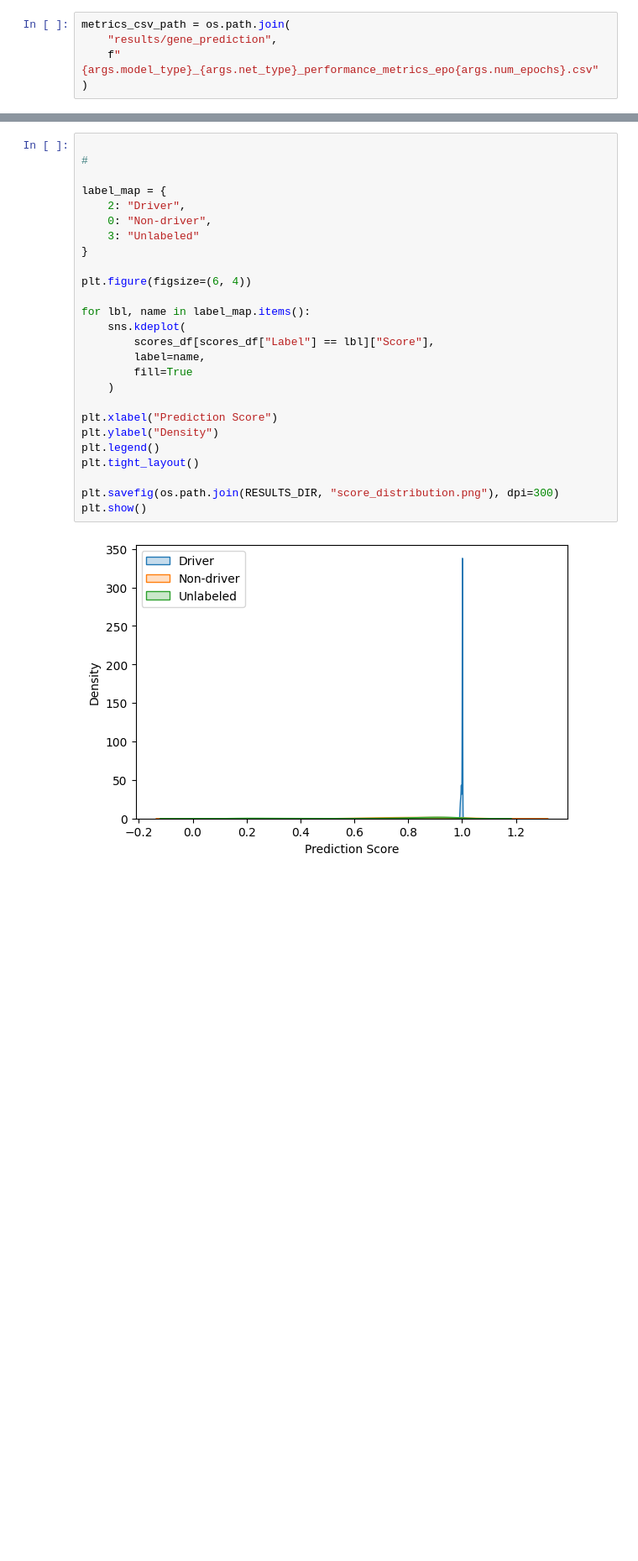
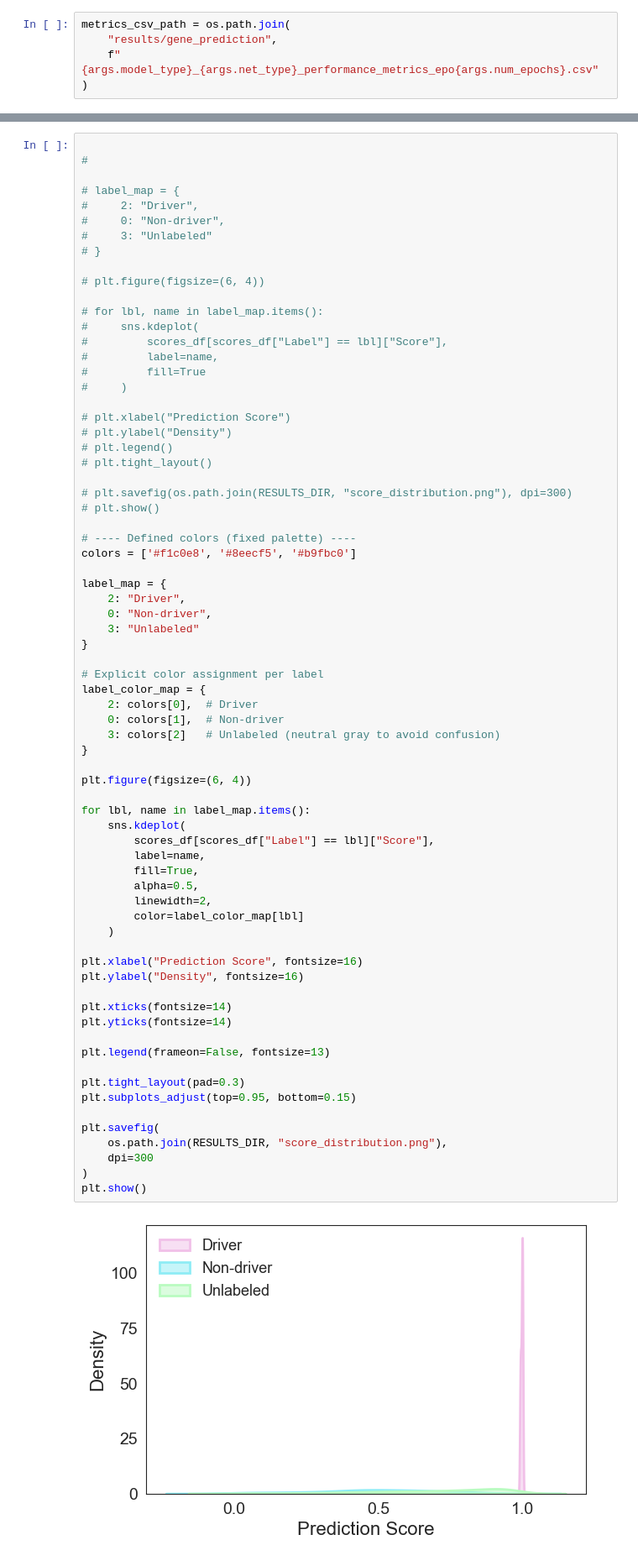
Before and after one commit to Ericsaliway0/ACGNN, a Jupyter notebook: Multi_Omics_Classification.ipynb, the cells around one changed output, grey strips where cells are left out. Shown at 84% size. Drawn from its saved outputs; the diff is of its cells as text; blank space fills up the shorter version.

```diff
--- a/Multi_Omics_Classification.ipynb
+++ b/Multi_Omics_Classification.ipynb
@@ -1022,30 +1276,75 @@ scores_df.head()
 # %%
 
 #
+
+# label_map = {
+#     2: "Driver",
+#     0: "Non-driver",
+#     3: "Unlabeled"
+# }
+
+# plt.figure(figsize=(6, 4))
+
+# for lbl, name in label_map.items():
+#     sns.kdeplot(
+#         scores_df[scores_df["Label"] == lbl]["Score"],
+#         label=name,
+#         fill=True
+#     )
+
+# plt.xlabel("Prediction Score")
+# plt.ylabel("Density")
+# plt.legend()
+# plt.tight_layout()
+
+# plt.savefig(os.path.join(RESULTS_DIR, "score_distribution.png"), dpi=300)
+# plt.show()
+
+# ---- Defined colors (fixed palette) ----
+colors = ['#f1c0e8', '#8eecf5', '#b9fbc0']
 
 label_map = {
     2: "Driver",
     0: "Non-driver",
     3: "Unlabeled"
+}
+
+# Explicit color assignment per label
+label_color_map = {
+    2: colors[0],  # Driver
+    0: colors[1],  # Non-driver
+    3: colors[2]   # Unlabeled (neutral gray to avoid confusion)
 }
 
 plt.figure(figsize=(6, 4))
 
 for lbl, name in label_map.items():
     sns.kdeplot(
         scores_df[scores_df["Label"] == lbl]["Score"],
         label=name,
-        fill=True
+        fill=True,
+        alpha=0.5,
+        linewidth=2,
+        color=label_color_map[lbl]
     )
 
-plt.xlabel("Prediction Score")
-plt.ylabel("Density")
-plt.legend()
-plt.tight_layout()
+plt.xlabel("Prediction Score", fontsize=16)
+plt.ylabel("Density", fontsize=16)
 
-plt.savefig(os.path.join(RESULTS_DIR, "score_distribution.png"), dpi=300)
+plt.xticks(fontsize=14)
+plt.yticks(fontsize=14)
+
+plt.legend(frameon=False, fontsize=13)
+
+plt.tight_layout(pad=0.3)
+plt.subplots_adjust(top=0.95, bottom=0.15)
+
+plt.savefig(
+    os.path.join(RESULTS_DIR, "score_distribution.png"),
+    dpi=300
+)
 plt.show()
 # %% [output]
-[figure, old version]
+[figure, new version]
 # %%
 #
```
Also changed, not shown: parts of 18 cells of this notebook.
